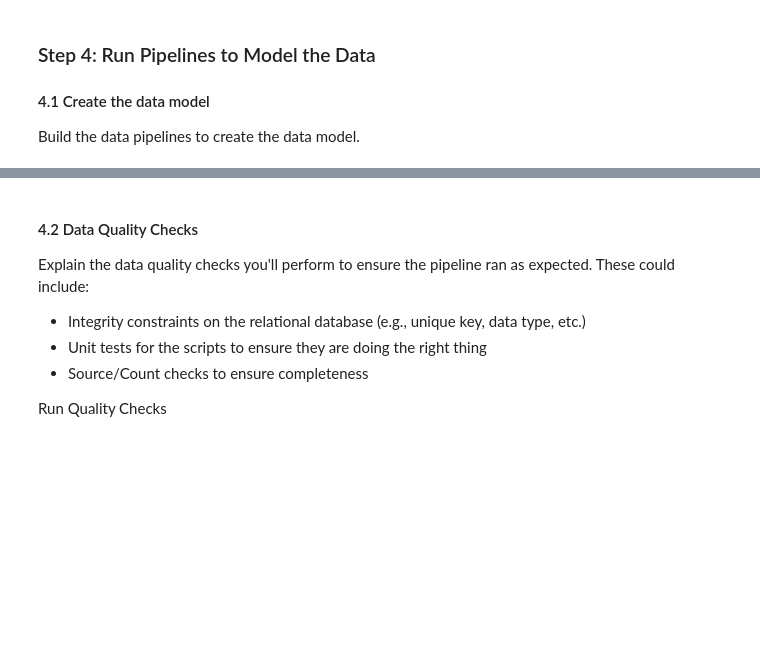
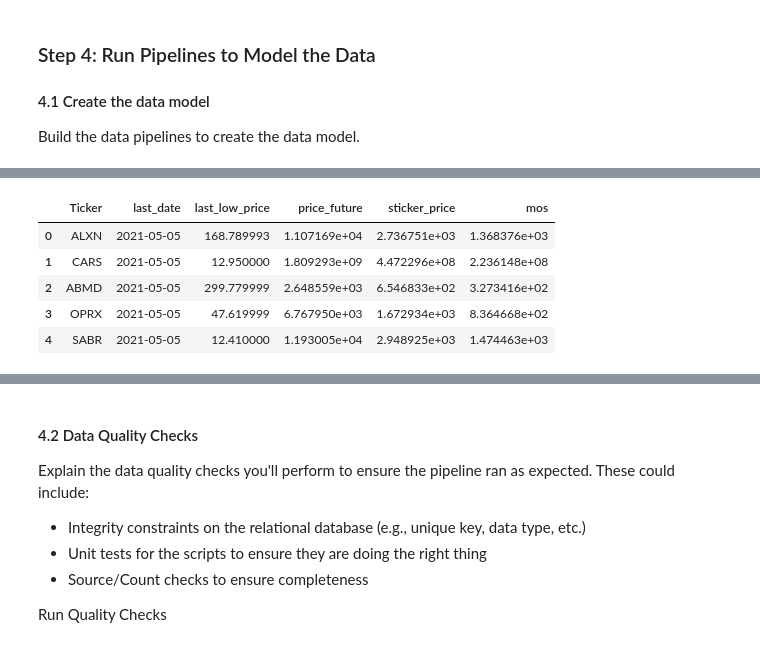
Before and after one commit to bofflord/stock-screener, a Jupyter notebook: src/capstone_stockscreener.ipynb, the cells around one changed output, grey strips where cells are left out. Cells and saved outputs as stored; diff of their text form; code cells hidden in the pictures; blank space fills up the shorter version.

Commit message:
screener working, but refinement needed

```diff
--- a/src/capstone_stockscreener.ipynb
+++ b/src/capstone_stockscreener.ipynb
@@ -241,0 +376,6 @@ Build the data pipelines to create the data model.
+# %%
+%%time
+period_dict = {'start_date':2010,
+                'end_date':2019}
+
+company_info_df, fundamental_df, growth_df, screener_df = pipeline_processing(spark, period_dict)
@@ -241,0 +400,9 @@ Build the data pipelines to create the data model.
+# %%
+screener_df.head()
+# %% [output]
+|  | Ticker | last_date | last_low_price | price_future | sticker_price | mos |
+| 0 | ALXN | 2021-05-05 | 168.789993 | 1.107169e+04 | 2.736751e+03 | 1.368376e+03 |
+| 1 | CARS | 2021-05-05 | 12.950000 | 1.809293e+09 | 4.472296e+08 | 2.236148e+08 |
+| 2 | ABMD | 2021-05-05 | 299.779999 | 2.648559e+03 | 6.546833e+02 | 3.273416e+02 |
+| 3 | OPRX | 2021-05-05 | 47.619999 | 6.767950e+03 | 1.672934e+03 | 8.364668e+02 |
+| 4 | SABR | 2021-05-05 | 12.410000 | 1.193005e+04 | 2.948925e+03 | 1.474463e+03 |
```
Also changed, not shown: parts of 50 cells of this notebook, 5 other files.
